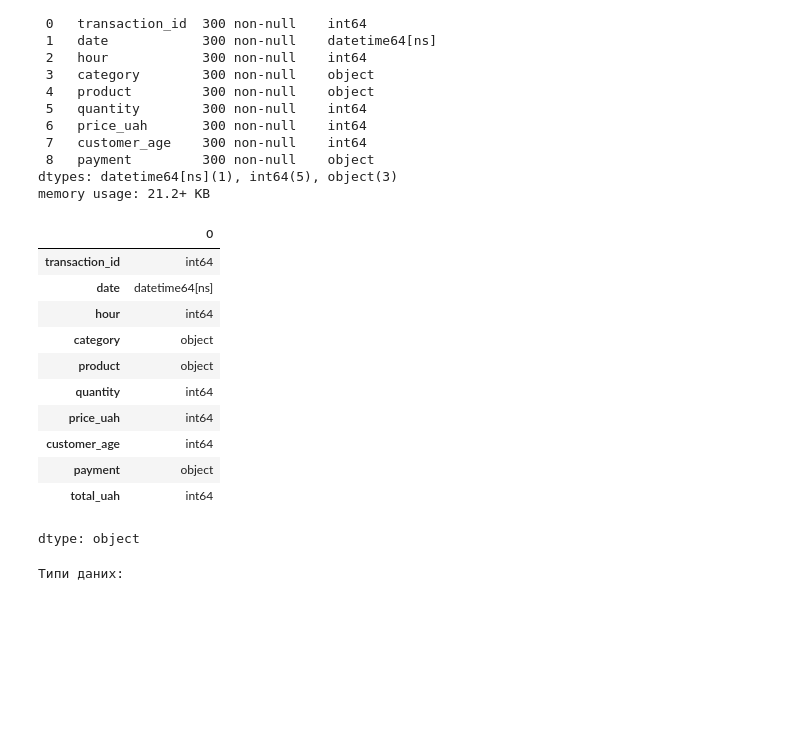
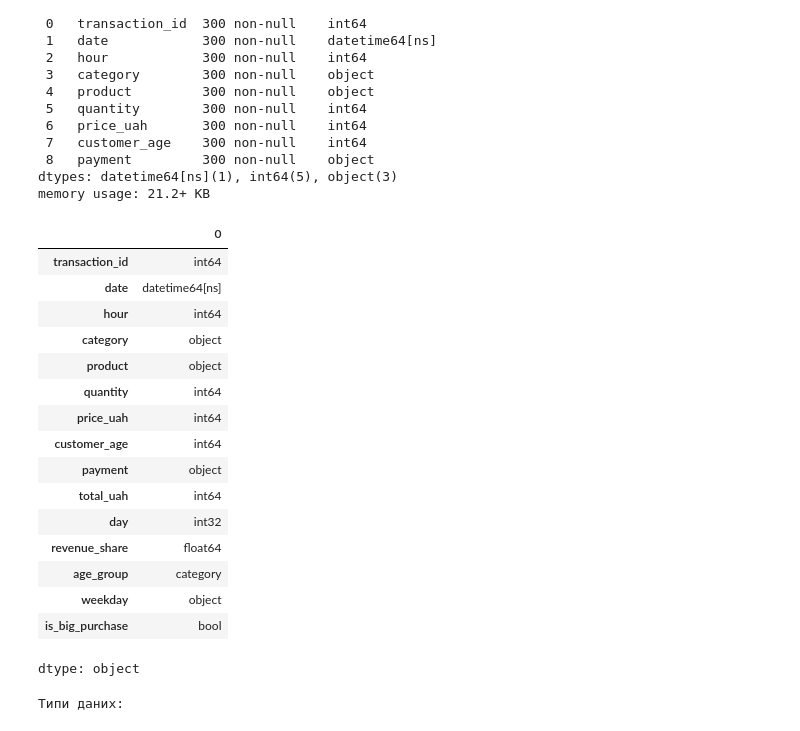
Before and after one commit to zzzer0-wav/myDTA_2026, a Jupyter notebook: projects_analysis/project_sales_analysis.ipynb, the cells around one changed output. Drawn from its saved outputs; the diff is of its cells as text; code cells hidden in the pictures; blank space fills up the shorter version.

```diff
--- a/projects_analysis/project_sales_analysis.ipynb
+++ b/projects_analysis/project_sales_analysis.ipynb
@@ -86,20 +86,25 @@ memory usage: 21.2+ KB
 # %%
 df['total_uah'] = df['price_uah'] * df['quantity']
 # %%
-()# Виведи типи даних кожного стовпця.
+# Виведи типи даних кожного стовпця.
 df.dtypes
 # %% [output]
 |  | 0 |
 | transaction_id | int64 |
 | date | datetime64[ns] |
 | hour | int64 |
 | category | object |
 | product | object |
 | quantity | int64 |
 | price_uah | int64 |
 | customer_age | int64 |
 | payment | object |
 | total_uah | int64 |
+| day | int32 |
+| revenue_share | float64 |
+| age_group | category |
+| weekday | object |
+| is_big_purchase | bool |
 dtype: object
 # %%
 print('Типи даних: ')
```
Also changed, not shown: parts of 11 cells of this notebook.
